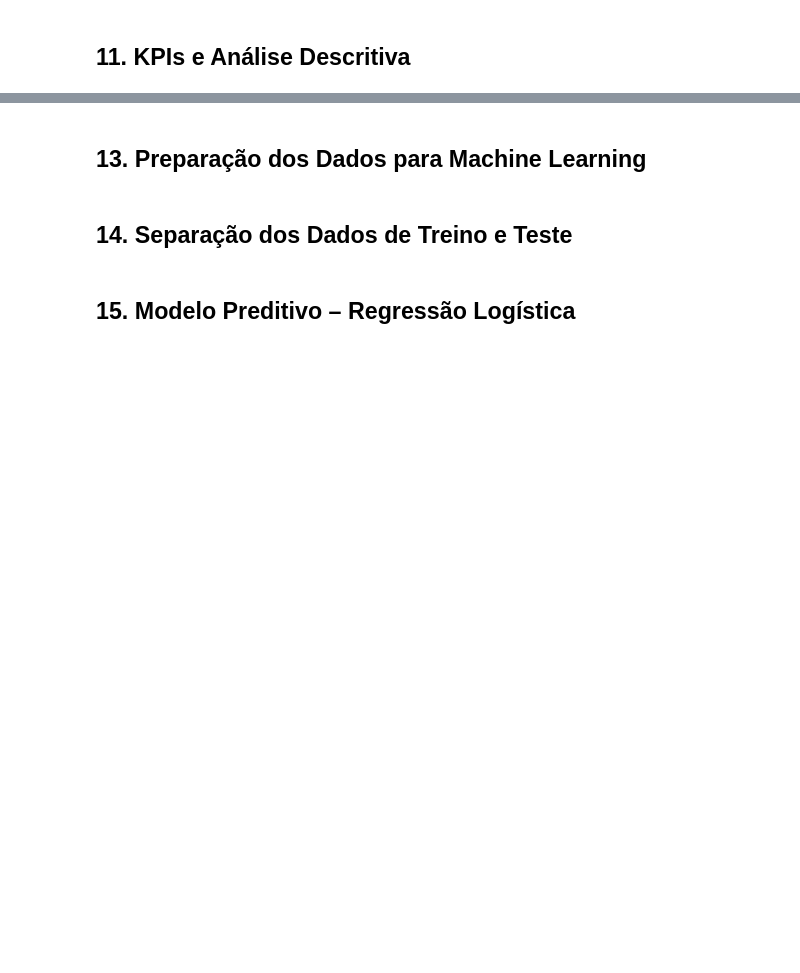
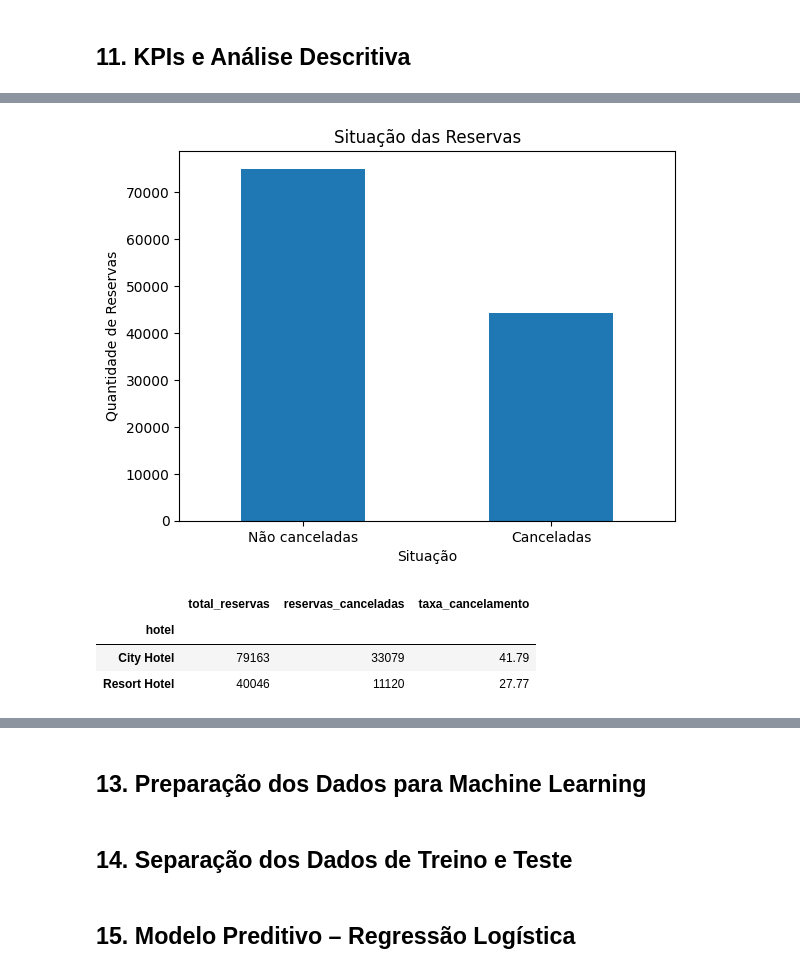
Before and after one commit to 011010110100/fase2-businness-inteligence, a Jupyter notebook: Fase2_BI_Hotel_Bookings.ipynb, the cells around one changed output, grey strips where cells are left out. Cells and saved outputs as stored; diff of their text form; code cells hidden in the pictures; blank space fills up the shorter version.

```diff
--- a/Fase2_BI_Hotel_Bookings.ipynb
+++ b/Fase2_BI_Hotel_Bookings.ipynb
@@ -55,2 +493,31 @@ Quantidade de colunas: 32
 # %% [markdown]
 ## 10. Exportação da Base Tratada
+# %%
+colunas_selecionadas = [
+    'hotel',
+    'is_canceled',
+    'lead_time',
+    'lead_time_faixa',
+    'is_repeated_guest',
+    'arrival_date',
+    'arrival_date_year',
+    'arrival_date_month',
+    'stays_in_weekend_nights',
+    'stays_in_week_nights',
+    'adults',
+    'children',
+    'babies',
+    'market_segment',
+    'distribution_channel',
+    'previous_cancellations',
+    'previous_bookings_not_canceled',
+    'reserved_room_type',
+    'booking_changes',
+    'deposit_type',
+    'customer_type',
+    'adr',
+    'required_car_parking_spaces',
+    'total_of_special_requests'
+]
+
+df_tratado = df_limpo[colunas_selecionadas].copy()
@@ -58,0 +598,33 @@ Quantidade de colunas: 32
+# %%
+import matplotlib.pyplot as plt
+
+situacao_reservas = df_tratado['is_canceled'].value_counts().sort_index()
+
+situacao_reservas.index = ['Não canceladas', 'Canceladas']
+
+situacao_reservas.plot(kind='bar')
+
+plt.title('Situação das Reservas')
+plt.xlabel('Situação')
+plt.ylabel('Quantidade de Reservas')
+plt.xticks(rotation=0)
+plt.show()
+# %% [output]
+[figure, added]
+# %%
+resumo_hotel = df_tratado.groupby('hotel').agg(
+    total_reservas=('is_canceled', 'count'),
+    reservas_canceladas=('is_canceled', 'sum'),
+    taxa_cancelamento=('is_canceled', 'mean')
+)
+
+resumo_hotel['taxa_cancelamento'] = (
+    resumo_hotel['taxa_cancelamento'] * 100
+).round(2)
+
+resumo_hotel
+# %% [output]
+|  | total_reservas | reservas_canceladas | taxa_cancelamento |
+| hotel |  |  |  |
+| City Hotel | 79163 | 33079 | 41.79 |
+| Resort Hotel | 40046 | 11120 | 27.77 |
```
Also changed, not shown: parts of 42 cells of this notebook.
